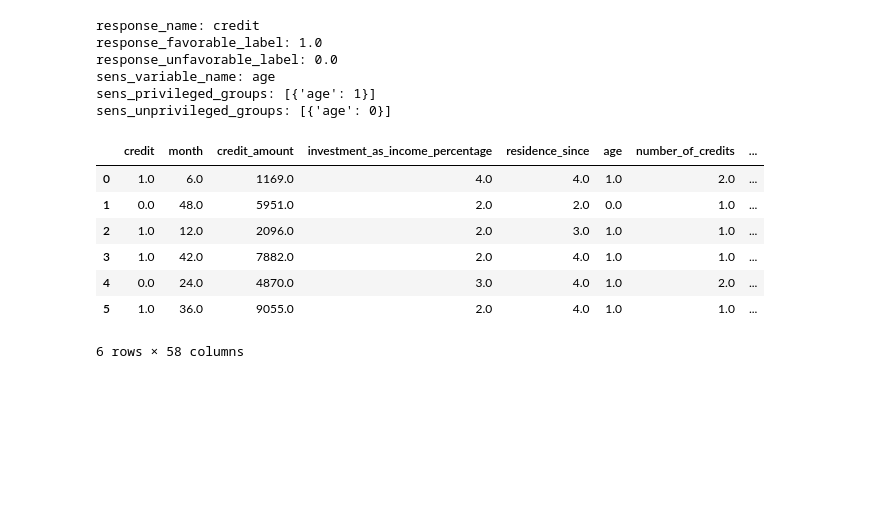
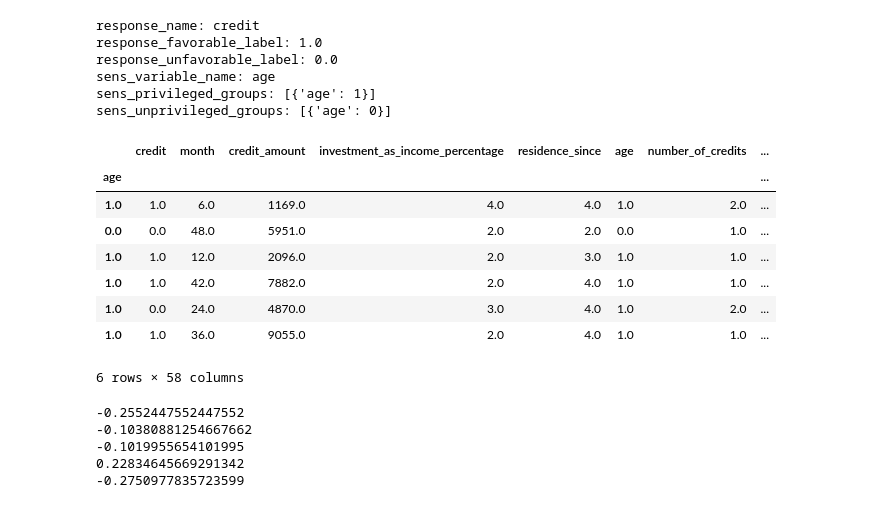
Before and after one commit to FabioScielzoOrtiz/PyFairnessAI-package, a Jupyter notebook: notebooks/Project-notebooks/fairness_cross_val_score.ipynb, the cells around one changed output. Drawn from its saved outputs; the diff is of its cells as text; code cells hidden in the pictures; blank space fills up the shorter version.

```diff
--- a/notebooks/Project-notebooks/fairness_cross_val_score.ipynb
+++ b/notebooks/Project-notebooks/fairness_cross_val_score.ipynb
@@ -52,17 +52,20 @@ sens_unprivileged_groups: [{'age': 0}]
 # %%
 data_arr = np.concatenate([german_data_aif.labels, german_data_aif.features], axis=1)
 data_col_names = [response_name] + german_data_aif.feature_names
 
 german_data_pd = pd.DataFrame(data=data_arr, columns=data_col_names)
+# The sensitive variable/s must index the df in order to avoid problems with some aif360 processors (PostProcessingMetaEstimator)
+german_data_pd.index = german_data_pd[sens_variable_name]
 german_data_pd.head(6)
 # %% [output]
 |  | credit | month | credit_amount | investment_as_income_percentage | residence_since | age | number_of_credits | ... |
-| 0 | 1.0 | 6.0 | 1169.0 | 4.0 | 4.0 | 1.0 | 2.0 | ... |
-| 1 | 0.0 | 48.0 | 5951.0 | 2.0 | 2.0 | 0.0 | 1.0 | ... |
-| 2 | 1.0 | 12.0 | 2096.0 | 2.0 | 3.0 | 1.0 | 1.0 | ... |
-| 3 | 1.0 | 42.0 | 7882.0 | 2.0 | 4.0 | 1.0 | 1.0 | ... |
-| 4 | 0.0 | 24.0 | 4870.0 | 3.0 | 4.0 | 1.0 | 2.0 | ... |
-| 5 | 1.0 | 36.0 | 9055.0 | 2.0 | 4.0 | 1.0 | 1.0 | ... |
+| age |  |  |  |  |  |  |  | ... |
+| 1.0 | 1.0 | 6.0 | 1169.0 | 4.0 | 4.0 | 1.0 | 2.0 | ... |
+| 0.0 | 0.0 | 48.0 | 5951.0 | 2.0 | 2.0 | 0.0 | 1.0 | ... |
+| 1.0 | 1.0 | 12.0 | 2096.0 | 2.0 | 3.0 | 1.0 | 1.0 | ... |
+| 1.0 | 1.0 | 42.0 | 7882.0 | 2.0 | 4.0 | 1.0 | 1.0 | ... |
+| 1.0 | 0.0 | 24.0 | 4870.0 | 3.0 | 4.0 | 1.0 | 2.0 | ... |
+| 1.0 | 1.0 | 36.0 | 9055.0 | 2.0 | 4.0 | 1.0 | 1.0 | ... |
 6 rows × 58 columns
 # %%
 Y = german_data_pd[response_name]
@@ -92,6 +95,12 @@ for metric in fairness_metrics:
                                                      pos_label=response_favorable_label,
                                                      scoring=metric,
                                                      cv=inner)
+# %% [output]
+-0.2552447552447552
+-0.10380881254667662
+-0.1019955654101995
+0.22834645669291342
+-0.2750977835723599
 # %%
 final_metric
 # %% [output]
```
Also changed, not shown: 18 other files.
